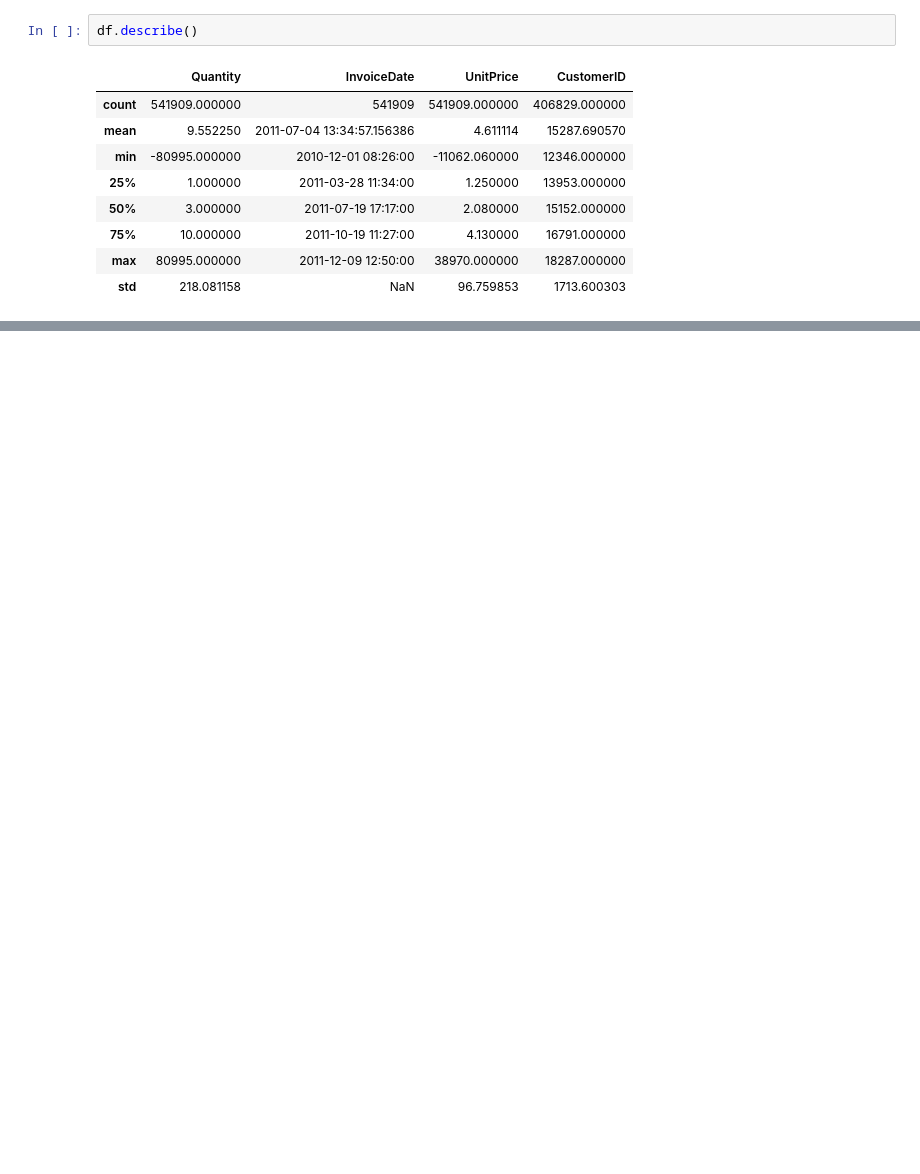
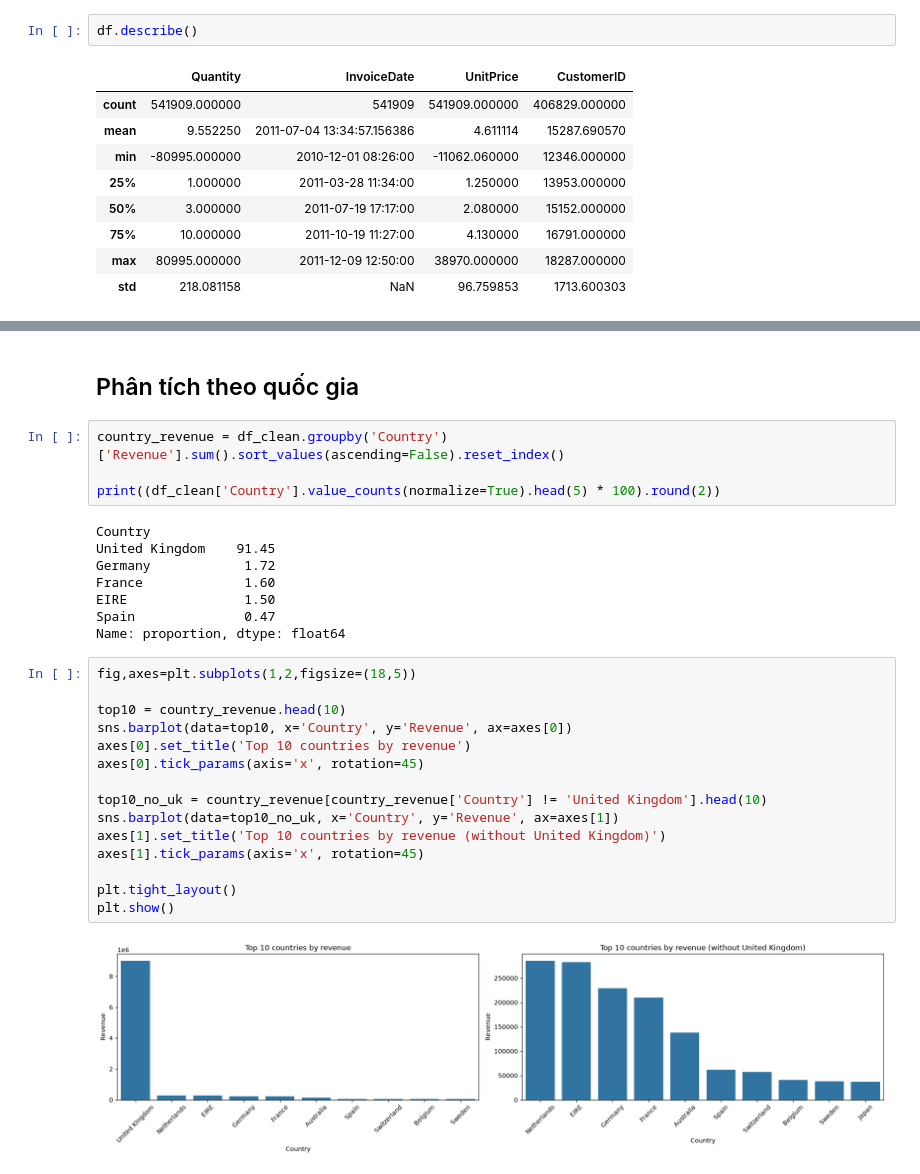
Before and after one commit to qannee/machine_learning, a Jupyter notebook: lab05/Lab1_EDA/3_OnlineRetail_EDA_hieu.ipynb, the cells around one changed output, grey strips where cells are left out. Cells and saved outputs as stored; diff of their text form; blank space fills up the shorter version.

```diff
--- a/lab05/Lab1_EDA/3_OnlineRetail_EDA_hieu.ipynb
+++ b/lab05/Lab1_EDA/3_OnlineRetail_EDA_hieu.ipynb
@@ -98,0 +253,31 @@ df.describe()
+# %% [markdown]
+## Phân tích theo quốc gia
+# %%
+country_revenue = df_clean.groupby('Country')['Revenue'].sum().sort_values(ascending=False).reset_index()
+
+print((df_clean['Country'].value_counts(normalize=True).head(5) * 100).round(2))
+# %% [output]
+Country
+United Kingdom    91.45
+Germany            1.72
+France             1.60
+EIRE               1.50
+Spain              0.47
+Name: proportion, dtype: float64
+# %%
+fig,axes=plt.subplots(1,2,figsize=(18,5))
+
+top10 = country_revenue.head(10)
+sns.barplot(data=top10, x='Country', y='Revenue', ax=axes[0])
+axes[0].set_title('Top 10 countries by revenue')
+axes[0].tick_params(axis='x', rotation=45)
+
+top10_no_uk = country_revenue[country_revenue['Country'] != 'United Kingdom'].head(10)
+sns.barplot(data=top10_no_uk, x='Country', y='Revenue', ax=axes[1])
+axes[1].set_title('Top 10 countries by revenue (without United Kingdom)')
+axes[1].tick_params(axis='x', rotation=45)
+
+plt.tight_layout()
+plt.show()
+# %% [output]
+[figure, added]
```
Also changed, not shown: parts of 35 cells of this notebook, 4 other files.
